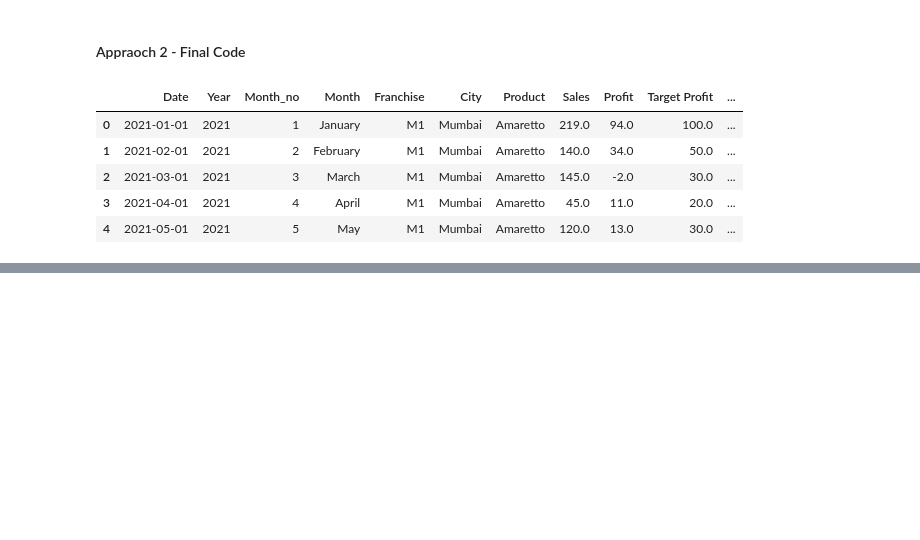
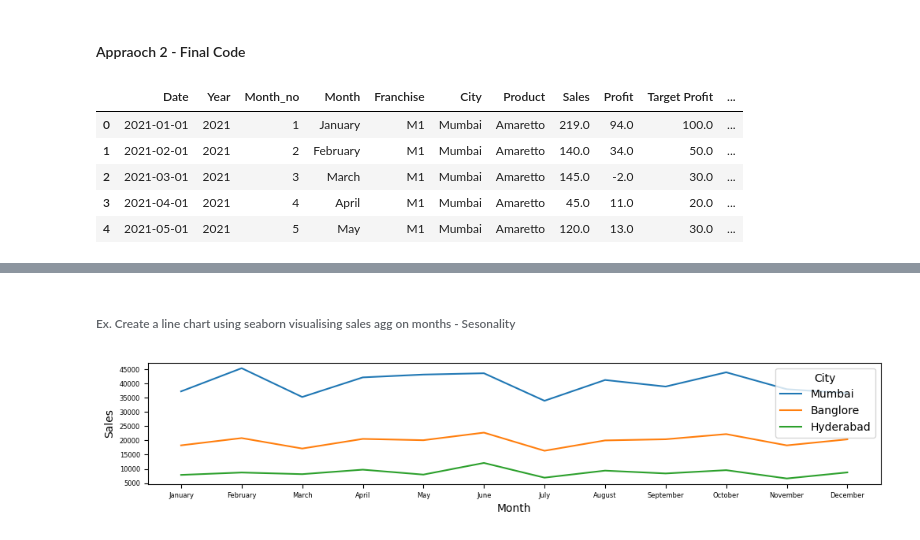
Before and after one commit to knowledge-corner/Optum_Global_nov_24, a Jupyter notebook: Day - 3.ipynb, the cells around one changed output, grey strips where cells are left out. Drawn from its saved outputs; the diff is of its cells as text; code cells hidden in the pictures; blank space fills up the shorter version.

```diff
--- a/Day - 3.ipynb
+++ b/Day - 3.ipynb
@@ -473,0 +556,7 @@ Name: proportion, dtype: float64
+# %% [markdown]
+###### Ex. Create a line chart using seaborn visualising sales agg on months - Sesonality
+# %%
+plt.figure(figsize= (12, 2))
+_ = sns.lineplot(data = df, x = "Month", y = "Sales", hue = "City", estimator="sum", errorbar=None)
+# %% [output]
+[figure, added]
```
Also changed, not shown: parts of 45 cells of this notebook, 3 other files.
